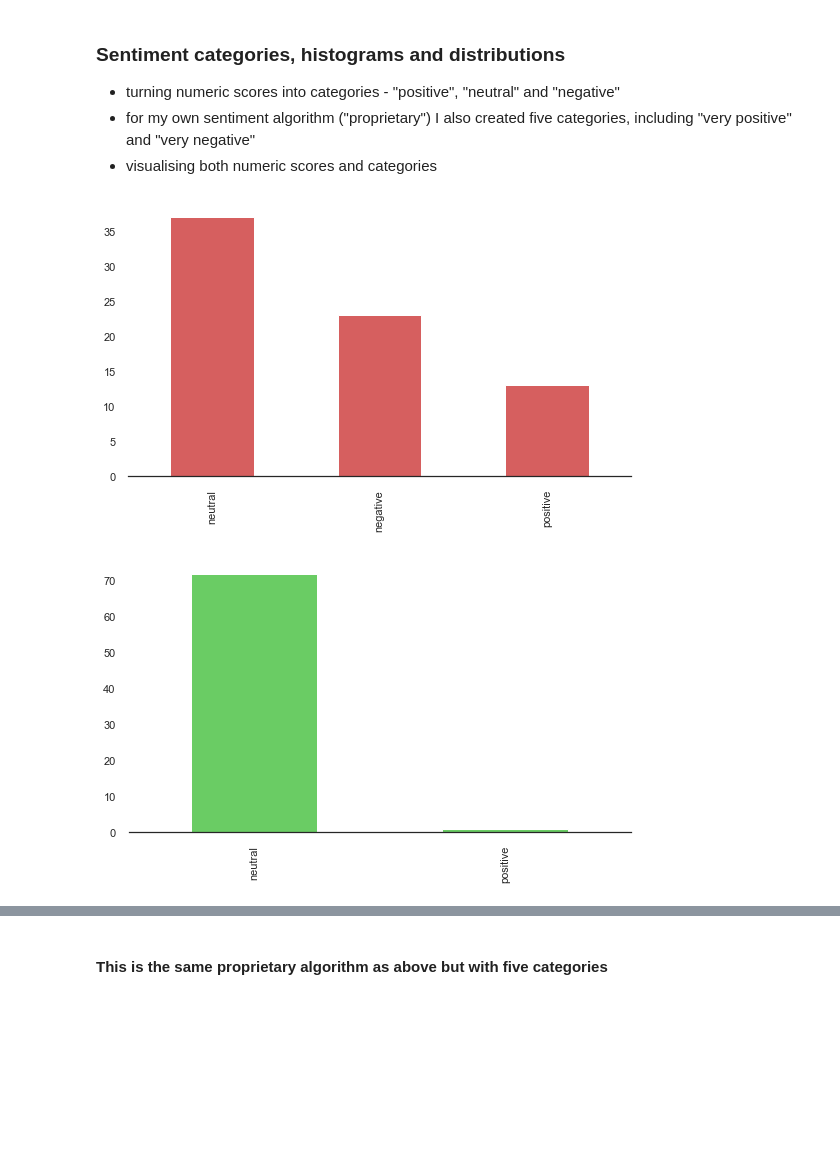
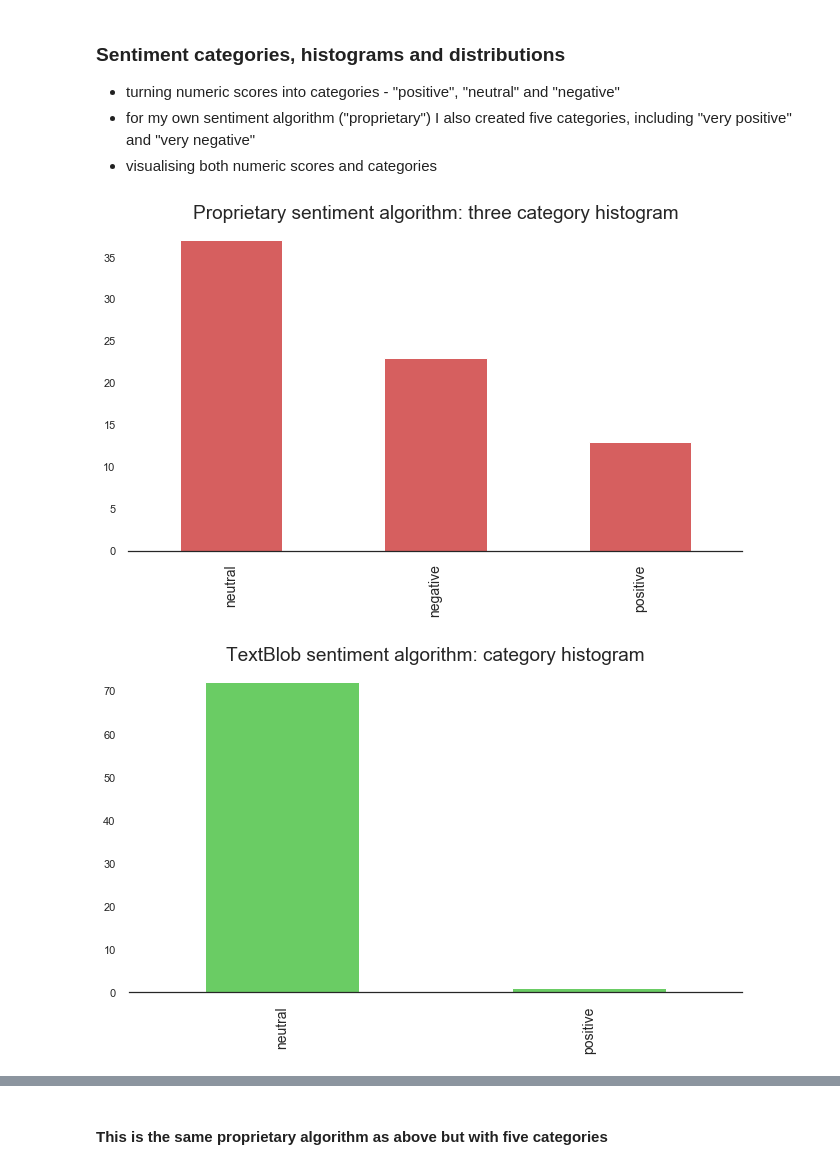
Before and after one commit to challenge-make-strong-soldier/scraper_sentiment, a Jupyter notebook: Scraping, text mining and sentiment scores.ipynb, the cells around one changed output, grey strips where cells are left out. Saved outputs shown, nothing was run; the diff lists cells and outputs as text; code cells hidden in the pictures; blank space fills up the shorter version.

```diff
--- a/Scraping, text mining and sentiment scores.ipynb
+++ b/Scraping, text mining and sentiment scores.ipynb
@@ -309,9 +309,12 @@ Wall time: 5.15 s
 # %% [markdown]
 ### Sentiment visualisation over time
 # %%
+sns.set(style="white", palette="muted", color_codes=True)
+
 ax = df.Proprietary_spacy.plot.bar(figsize=(16, 8), color='r')
 ax.invert_xaxis()
 plt.title("Proprietary sentiment algorithm since 2017", fontsize=19)
+
 sns.despine(left=True)
 # %% [output]
 [figure]
@@ -340,19 +343,24 @@ negative_bound = -0.4
 # %%
 df['senti_category_prop_3'] = \
    ['positive' if x > positive_bound else 'negative' if x < negative_bound else 'neutral' \
     for x in df['Proprietary_spacy']]
 
-df.senti_category_prop_3.value_counts().plot.bar(figsize=(9,5), color='r')
+ax = df.senti_category_prop_3.value_counts().plot.bar(figsize=(11,6), color='r')
+ax.set_xticklabels(ax.get_xticklabels(), fontsize=14)
+plt.title("Proprietary sentiment algorithm: three category histogram", fontsize=19)
 sns.despine(left=True)
 plt.show()
 # %% [output]
-[figure, old version]
+[figure, new version]
 # %%
 df['senti_category_TB'] = \
    ['positive' if x > positive_bound else 'negative' if x < negative_bound else 'neutral' \
     for x in df['TextBlob_spacy']]
-df.senti_category_TB.value_counts().plot.bar(figsize=(9,5), color='g')
+
+ax = df.senti_category_TB.value_counts().plot.bar(figsize=(11,6), color='g')
+ax.set_xticklabels(ax.get_xticklabels(), fontsize=14)
+plt.title("TextBlob sentiment algorithm: category histogram", fontsize=19)
 sns.despine(left=True)
 plt.show()
 # %% [output]
-[figure, old version]
+[figure, new version]
```
Also changed, not shown: parts of 9 cells of this notebook, 1 other file.
